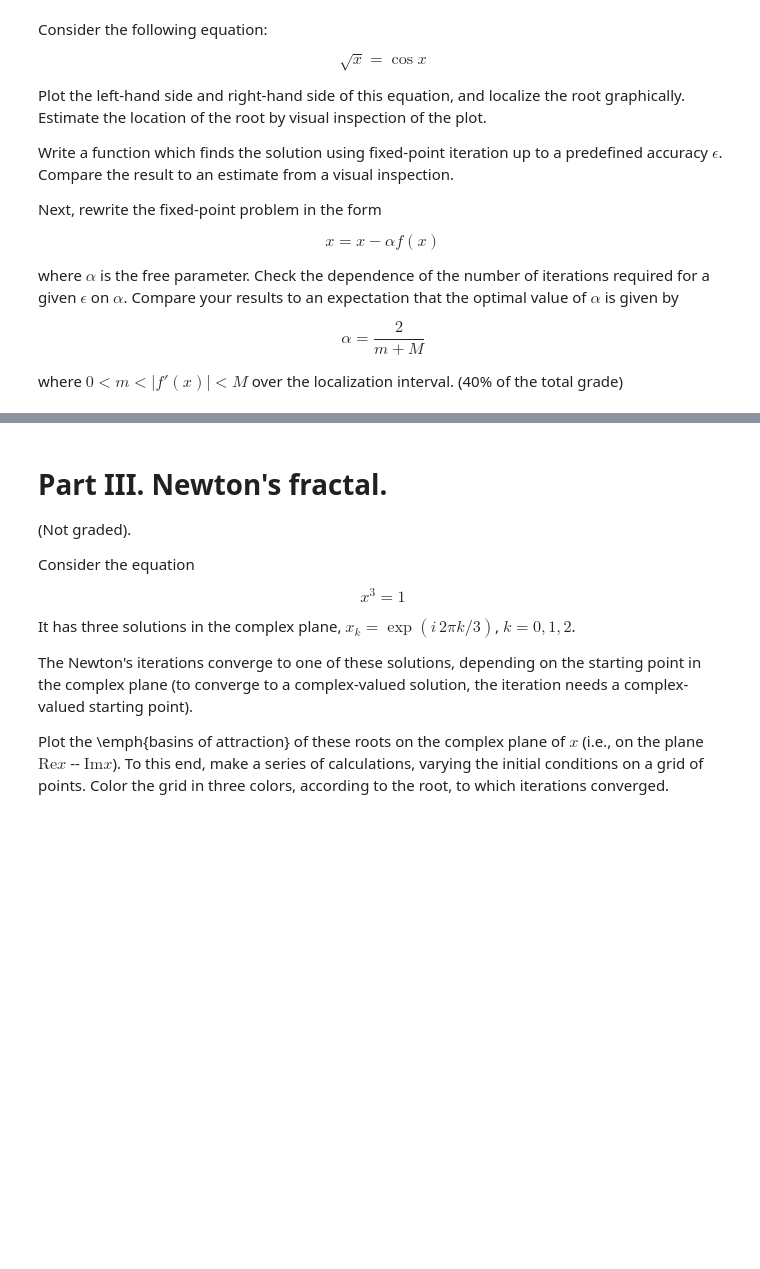
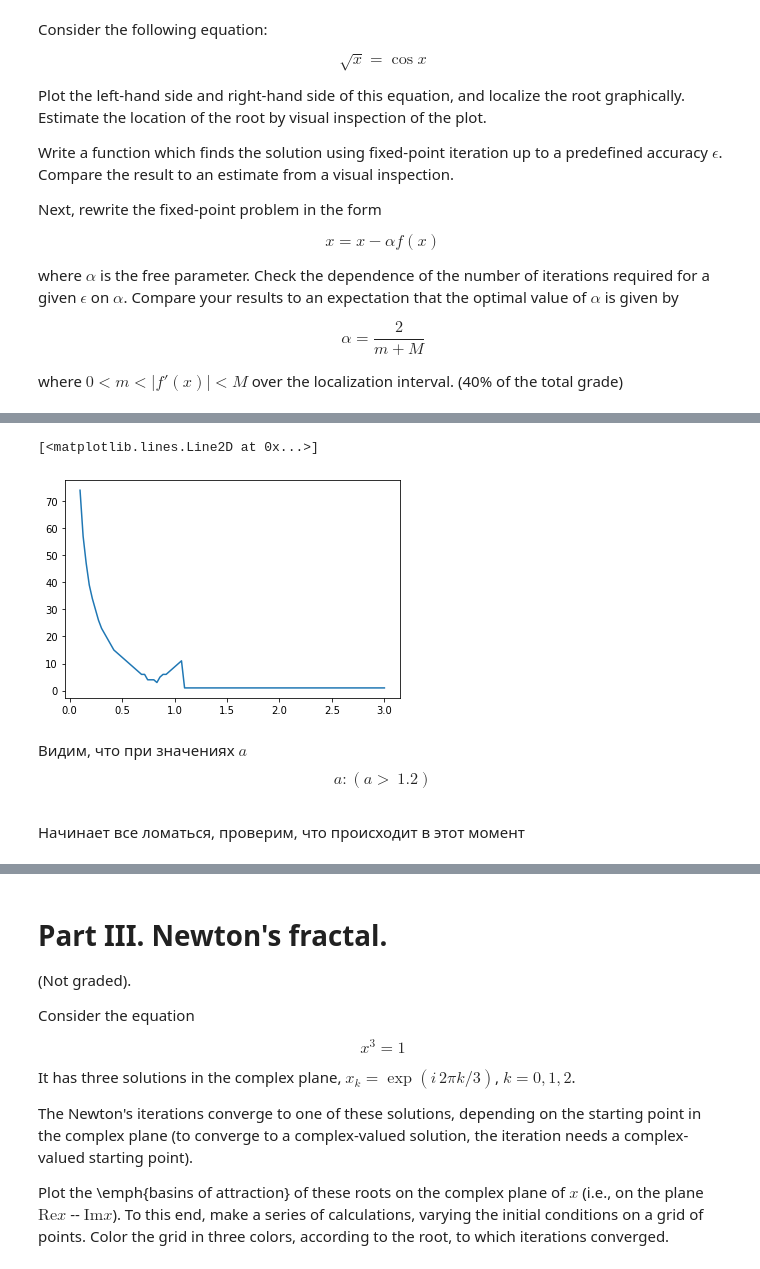
Before and after one commit to ev-br/CP2020, a Jupyter notebook: week_3_newton_fixed_pt.ipynb, the cells around one changed output, grey strips where cells are left out. Cells and saved outputs as stored; diff of their text form; code cells hidden in the pictures; blank space fills up the shorter version.

```diff
--- a/week_3_newton_fixed_pt.ipynb
+++ b/week_3_newton_fixed_pt.ipynb
@@ -51,0 +102,11 @@ and vary $m= 1, 2, 3, 4, 5$. Check the number of iterations required for converg
+# %%
+def f(x):
+    return (x**2-1)**2
+# %%
+def fder(x):
+    return 4*x*(x**2-1)
+# %%
+for i in range(1,6):
+    print("m =", i)
+    print("Корень уравнения: x = ",new(i,f, fder, 100, eps=1e-10, maxiter=1000)[0])
+    print("Количество итераций: n =", new(i,f, fder, 100, eps=1e-10, maxiter=1000)[1])
@@ -79,0 +179,24 @@ where $0 < m < |f'(x)| < M$ over the localization interval. (40% of the total gr
+# %%
+def iter1(x0,a,eps=1e-5,maxiter = 1000):
+    x_0 =x0
+    x_n = x_0 - a*(np.sqrt(x_0) - np.cos(x_0))
+    n = 0
+    while np.abs(x_n - x_0) > eps and n < maxiter:
+        x_0 = x_n
+        x_n = x_n - a*(np.sqrt(x_n) - np.cos(x_n))
+        n = n+1
+    return x_n,n
+# %%
+x = np.linspace(0.1,3,100) #начинаем не с 0, чтобы nan производная не выдала
+y = [iter1(2,x[i])[1] for i in range(len(x))]
+plt.figure()
+plt.plot(x,y)
+# %% [output]
+[<matplotlib.lines.Line2D at 0x...>]
+[figure, added]
+# %% [markdown]
+Видим, что при значениях $a$
+$$
+a:(a> ~1.2)
+$$
+Начинает все ломаться, проверим, что происходит в этот момент
```
Also changed, not shown: parts of 34 cells of this notebook.
